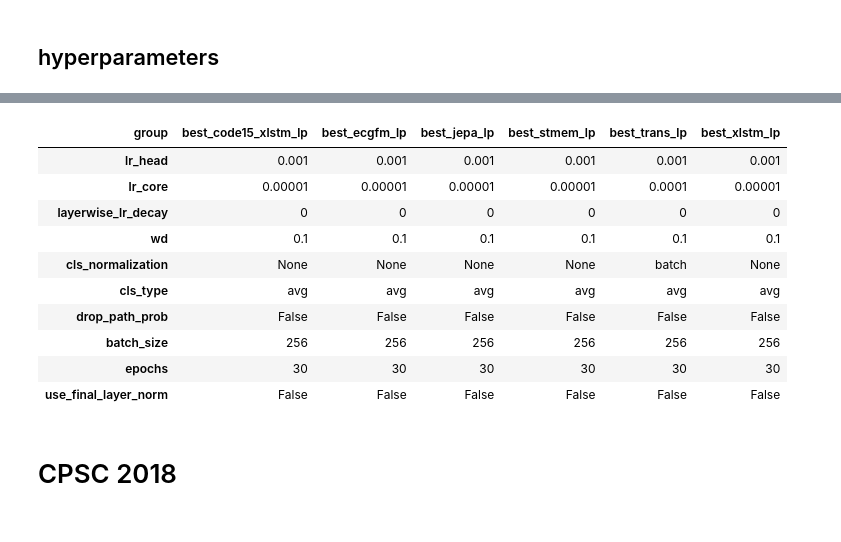
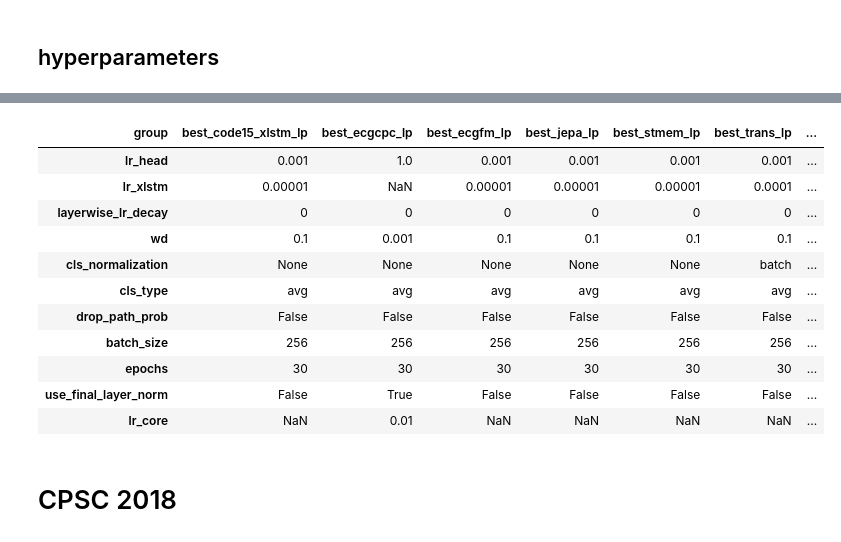
Before and after one commit to Lobster1911/bench-xecg-indian-benchmark, a Jupyter notebook: metrics.ipynb, the cells around one changed output, grey strips where cells are left out. Drawn from its saved outputs; the diff is of its cells as text; code cells hidden in the pictures.

```diff
--- a/metrics.ipynb
+++ b/metrics.ipynb
@@ -492,6 +649,7 @@ def df_to_latex_table_single_task(
 # %%
-ft_groups = ['best_xlstm_ft', 'best_ecgfm_ft', 'best_jepa_ft', 'best_stmem_ft', 'best_trans_ft', 'best_xlstm_sup', 'best_code15_xlstm_ft']
-lp_groups = ['best_ecgfm_lp', 'best_jepa_lp', 'best_stmem_lp', 'best_trans_lp', 'best_xlstm_lp', 'best_code15_xlstm_lp']
+ft_groups = ['best_xlstm_ft', 'best_ecgfm_ft', 'best_jepa_ft', 'best_stmem_ft', 'best_trans_ft', 'best_xlstm_sup', 'best_code15_xlstm_ft', 'best_ecgcpc_ft']
+ft_groups_table = ['best_xlstm_ft', 'best_ecgfm_ft', 'best_jepa_ft', 'best_stmem_ft', 'best_trans_ft', 'best_xlstm_sup', 'best_code15_xlstm_ft', 'best_ecgcpc_ft']
+lp_groups = ['best_ecgfm_lp', 'best_jepa_lp', 'best_stmem_lp', 'best_trans_lp', 'best_xlstm_lp', 'best_code15_xlstm_lp', 'best_ecgcpc_lp']
 # %% [markdown]
 # PTB-XL metrics
 # %%
@@ -584,7 +756,7 @@ group
 # %%
 records_configs_ptb_xl = get_records(
     "train-ptbxl-diagnosis_superclass-multilabel",
-    config=['lr_head','lr_core', 'layerwise_lr_decay', 'wd', 'cls_normalization', 'cls_type', 'drop_path_prob', 'batch_size', 'epochs', 'use_final_layer_norm'],
+    config=['lr_head','lr_xlstm', 'lr_core', 'layerwise_lr_decay', 'wd', 'cls_normalization', 'cls_type', 'drop_path_prob', 'batch_size', 'epochs', 'use_final_layer_norm'],
     pattern=(lambda run: run.group in lp_groups),
     regex="^best_"
 )
@@ -597,14 +804,15 @@ most_occurrent_ptbxl.T
-| group | best_code15_xlstm_lp | best_ecgfm_lp | best_jepa_lp | best_stmem_lp | best_trans_lp | best_xlstm_lp |
-| lr_head | 0.001 | 0.001 | 0.001 | 0.001 | 0.001 | 0.001 |
-| lr_core | 0.00001 | 0.00001 | 0.00001 | 0.00001 | 0.0001 | 0.00001 |
-| layerwise_lr_decay | 0 | 0 | 0 | 0 | 0 | 0 |
-| wd | 0.1 | 0.1 | 0.1 | 0.1 | 0.1 | 0.1 |
-| cls_normalization | None | None | None | None | batch | None |
-| cls_type | avg | avg | avg | avg | avg | avg |
-| drop_path_prob | False | False | False | False | False | False |
-| batch_size | 256 | 256 | 256 | 256 | 256 | 256 |
-| epochs | 30 | 30 | 30 | 30 | 30 | 30 |
-| use_final_layer_norm | False | False | False | False | False | False |
+| group | best_code15_xlstm_lp | best_ecgcpc_lp | best_ecgfm_lp | best_jepa_lp | best_stmem_lp | best_trans_lp | ... |
+| lr_head | 0.001 | 1.0 | 0.001 | 0.001 | 0.001 | 0.001 | ... |
+| lr_xlstm | 0.00001 | NaN | 0.00001 | 0.00001 | 0.00001 | 0.0001 | ... |
+| layerwise_lr_decay | 0 | 0 | 0 | 0 | 0 | 0 | ... |
+| wd | 0.1 | 0.001 | 0.1 | 0.1 | 0.1 | 0.1 | ... |
+| cls_normalization | None | None | None | None | None | batch | ... |
+| cls_type | avg | avg | avg | avg | avg | avg | ... |
+| drop_path_prob | False | False | False | False | False | False | ... |
+| batch_size | 256 | 256 | 256 | 256 | 256 | 256 | ... |
+| epochs | 30 | 30 | 30 | 30 | 30 | 30 | ... |
+| use_final_layer_norm | False | True | False | False | False | False | ... |
+| lr_core | NaN | 0.01 | NaN | NaN | NaN | NaN | ... |
 # %% [markdown]
 # CPSC 2018
 # %%
```
Also changed, not shown: parts of 20 cells of this notebook.
